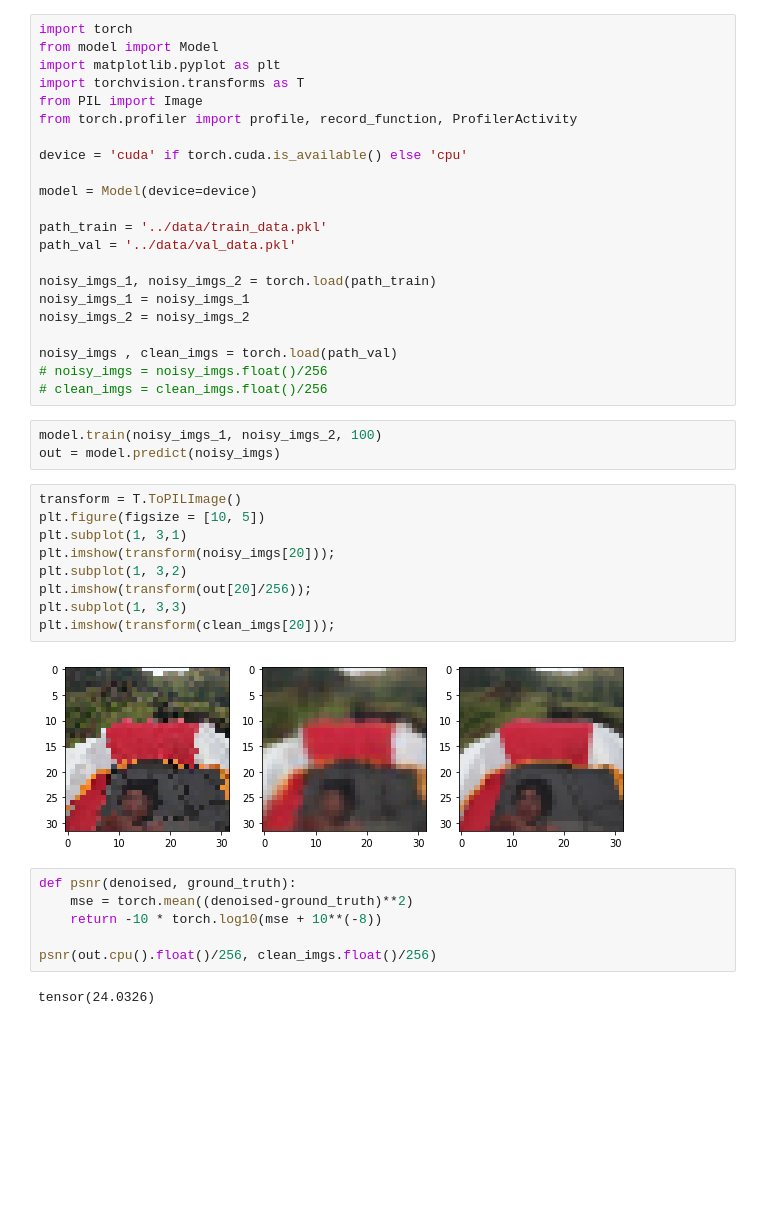
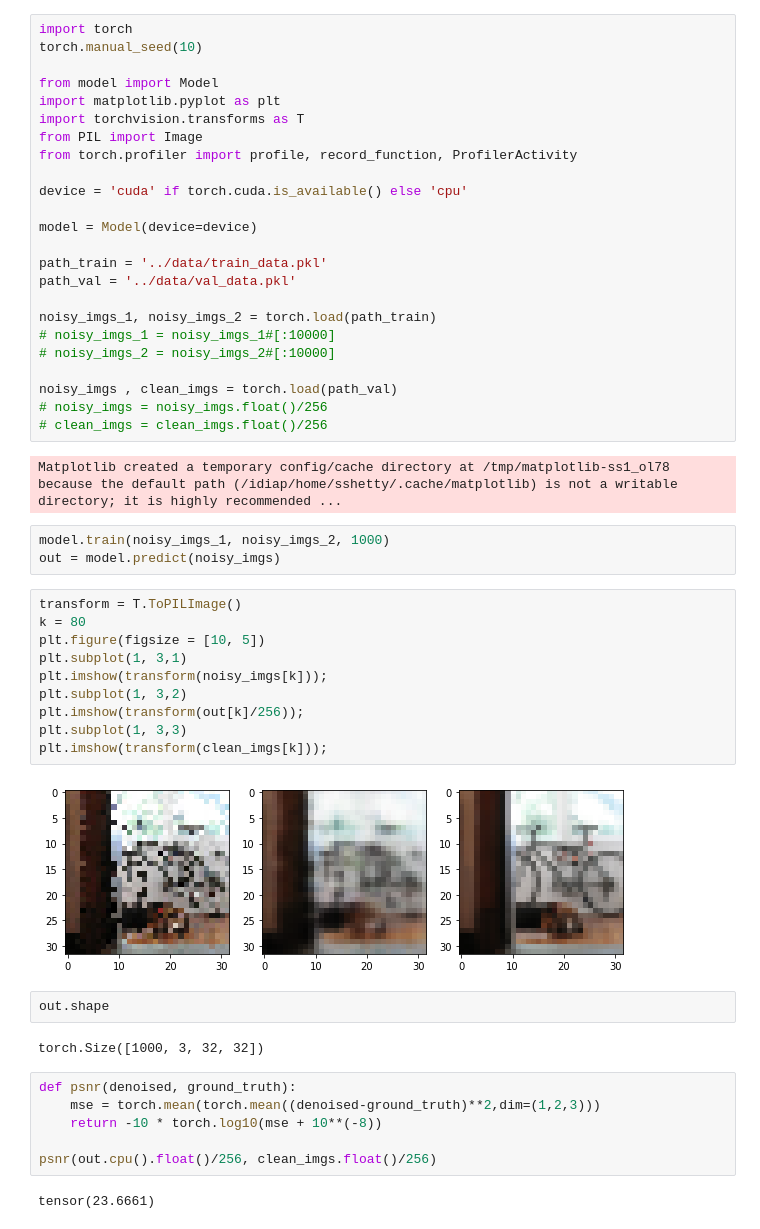
Before and after one commit to SuhanNShetty/DeepLearning_Noise2Noise, a Jupyter notebook: Miniproject_1/Test_Model.ipynb, the cells around one changed output. Drawn from its saved outputs; the diff is of its cells as text; blank space fills up the shorter version.

```diff
--- a/Miniproject_1/Test_Model.ipynb
+++ b/Miniproject_1/Test_Model.ipynb
@@ -1,5 +1,7 @@
 # %%
 import torch
+torch.manual_seed(10)
+
 from model import Model
 import matplotlib.pyplot as plt
 import torchvision.transforms as T
@@ -14,31 +16,38 @@ path_train = '../data/train_data.pkl'
 path_val = '../data/val_data.pkl'
 
 noisy_imgs_1, noisy_imgs_2 = torch.load(path_train)
-noisy_imgs_1 = noisy_imgs_1
-noisy_imgs_2 = noisy_imgs_2
+# noisy_imgs_1 = noisy_imgs_1#[:10000]
+# noisy_imgs_2 = noisy_imgs_2#[:10000]
 
 noisy_imgs , clean_imgs = torch.load(path_val)
 # noisy_imgs = noisy_imgs.float()/256
 # clean_imgs = clean_imgs.float()/256
+# %% [output]
+Matplotlib created a temporary config/cache directory at /tmp/matplotlib-ss1_ol78 because the default path (/idiap/home/sshetty/.cache/matplotlib) is not a writable directory; it is highly recommended ...
 # %%
-model.train(noisy_imgs_1, noisy_imgs_2, 100)
+model.train(noisy_imgs_1, noisy_imgs_2, 1000)
 out = model.predict(noisy_imgs)
 # %%
 transform = T.ToPILImage()
+k = 80
 plt.figure(figsize = [10, 5])
 plt.subplot(1, 3,1)
-plt.imshow(transform(noisy_imgs[20]));
+plt.imshow(transform(noisy_imgs[k]));
 plt.subplot(1, 3,2)
-plt.imshow(transform(out[20]/256));
+plt.imshow(transform(out[k]/256));
 plt.subplot(1, 3,3)
-plt.imshow(transform(clean_imgs[20]));
+plt.imshow(transform(clean_imgs[k]));
 # %% [output]
-[figure, old version]
+[figure, new version]
+# %%
+out.shape
+# %% [output]
+torch.Size([1000, 3, 32, 32])
 # %%
 def psnr(denoised, ground_truth):
-    mse = torch.mean((denoised-ground_truth)**2)
+    mse = torch.mean(torch.mean((denoised-ground_truth)**2,dim=(1,2,3)))
     return -10 * torch.log10(mse + 10**(-8))
 
 psnr(out.cpu().float()/256, clean_imgs.float()/256)
 # %% [output]
-tensor(24.0326)
+tensor(23.6661)
```
Also changed, not shown: parts of 3 cells of this notebook, 3 other files.
